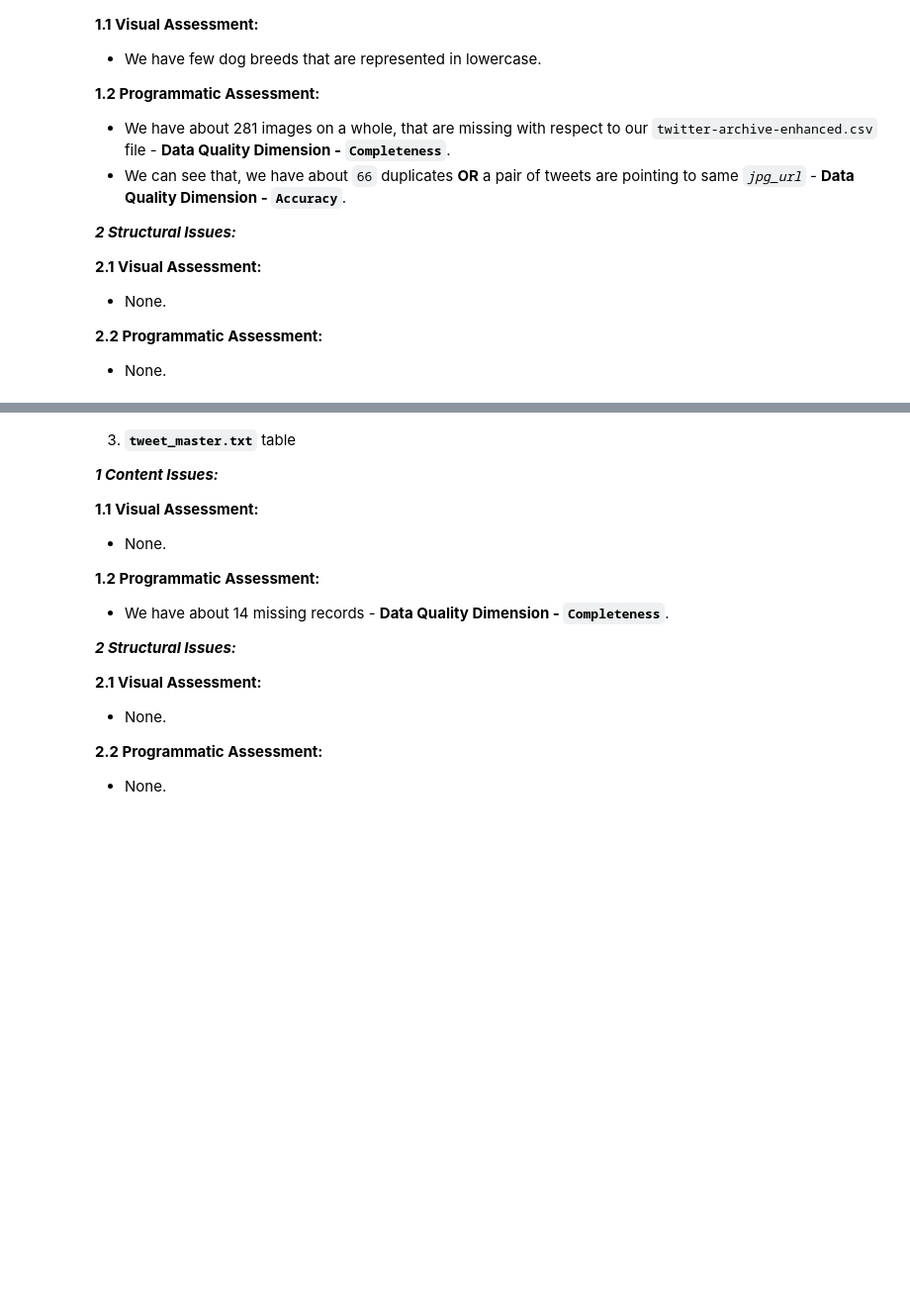
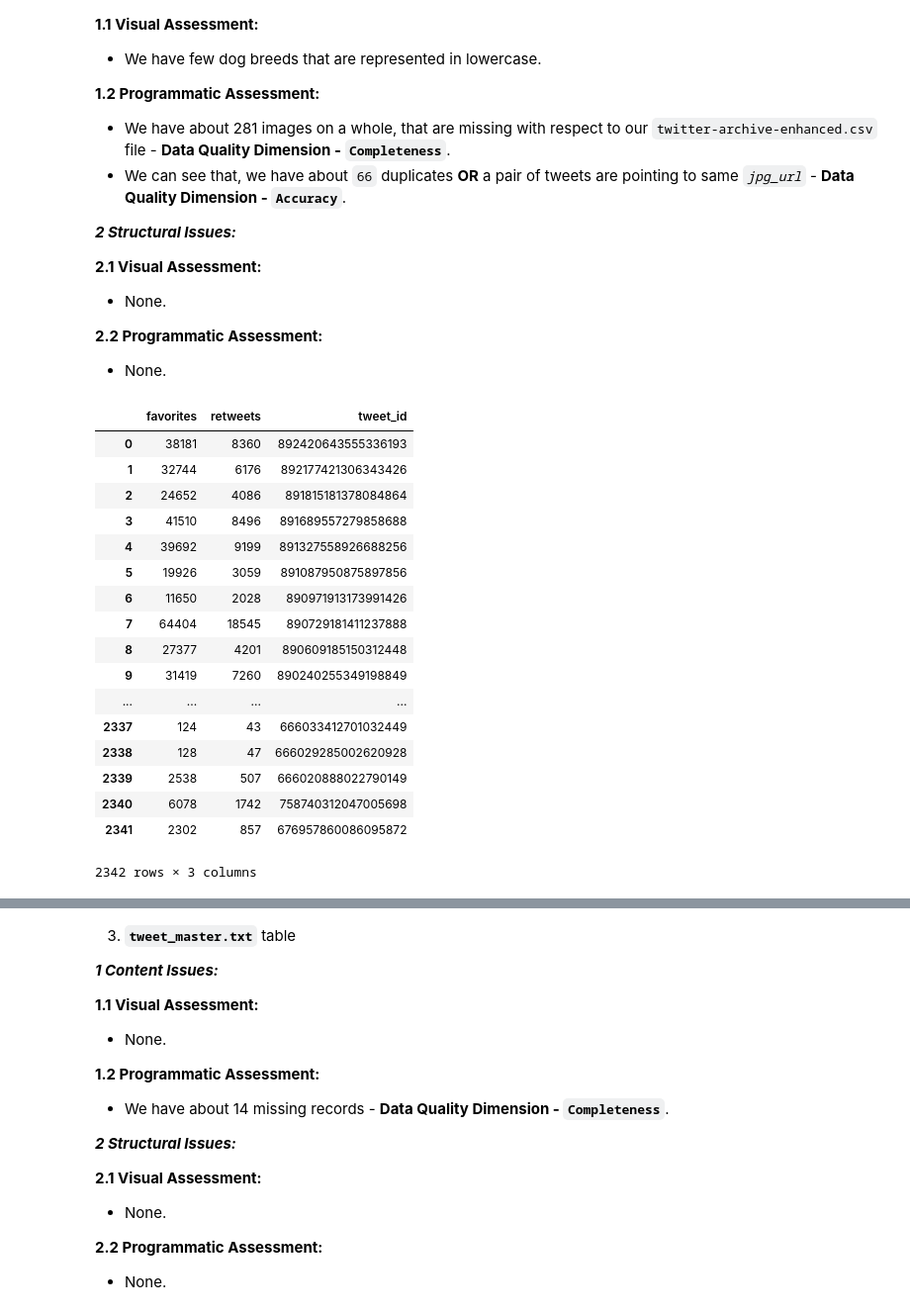
Before and after one commit to saikn85/Wrangle_WeRateDogs, a Jupyter notebook: wrangle_act.ipynb, the cells around one changed output, grey strips where cells are left out. Shown at 99% size. Cells and saved outputs as stored; diff of their text form; code cells hidden in the pictures; blank space fills up the shorter version.

```diff
--- a/wrangle_act.ipynb
+++ b/wrangle_act.ipynb
@@ -231,0 +265,3 @@ del consumer_key, consumer_secret, access_token, access_secret, auth, api
+# %%
+# appending the new file to our files list
+files_list.append('archive_copy.csv')
@@ -243,22 +288,18 @@ if not os.path.exists(folder):
 # we know that our master datasets for this project are
 # 1. twitter-archive-enhanced.csv
 # 2. image-predictions.tsv
-# 3. tweet_json_master.txt
+# 3. tweet_json.txt
+# 4. tweet_master.csv
 # let us move these files
 
 # updating our files_list
-files_list[-1] = 'tweet_master.txt'
+files_list.append('tweet_master.csv')
 
 # moving only required files
 for file in files_list:
     if os.path.exists(file):
         os.rename(file, folder+'/'+file)
 
-# removing the tweet_json and tweet_json_1 files as they are not required anymore
-for file in [s for s in os.listdir() if "tweet_json" in s]:
-    if os.path.exists(file):
-        os.remove(file)
-
 # lisitng the current directory
 os.listdir()
 
@@ -278,5 +314,5 @@ os.listdir()
  'wrangle_act.ipynb']
 # %%
 # renaming files_list
-for i in range(3):
+for i in range(len(files_list)):
     files_list[i] = folder + '/'+ files_list[i]
@@ -314,8 +343,8 @@ tweet_json.to_json(files_list[2], orient = 'records', lines = True)
 # %%
 # let's load up dataset, and starting assessing them.
-archive =  pd.read_csv(files_list[0], encoding = 'utf-8')
+archive =  pd.read_csv(files_list[-2], encoding = 'utf-8')
 img_pre = pd.read_csv(files_list[1], sep = '\t', encoding = 'utf-8')
-retweets_fav = pd.read_json(files_list[2], lines = True, encoding =  'utf-8')
+tweet_master = pd.read_csv(files_list[-1], encoding =  'utf-8')
 # %% [markdown]
 ### Issues to sort!
 # %%
@@ -396,5 +549,24 @@ img_pre[img_pre['jpg_url'].duplicated(keep = False)].sort_values(by = 'jpg_url')
 - None.
 # %%
 # assessing tweet_master dataset
-retweets_fav
+tweet_master
+# %% [output]
+|  | favorites | retweets | tweet_id |
+| 0 | 38181 | 8360 | 892420643555336193 |
+| 1 | 32744 | 6176 | 892177421306343426 |
+| 2 | 24652 | 4086 | 891815181378084864 |
+| 3 | 41510 | 8496 | 891689557279858688 |
+| 4 | 39692 | 9199 | 891327558926688256 |
+| 5 | 19926 | 3059 | 891087950875897856 |
+| 6 | 11650 | 2028 | 890971913173991426 |
+| 7 | 64404 | 18545 | 890729181411237888 |
+| 8 | 27377 | 4201 | 890609185150312448 |
+| 9 | 31419 | 7260 | 890240255349198849 |
+| ... | ... | ... | ... |
+| 2337 | 124 | 43 | 666033412701032449 |
+| 2338 | 128 | 47 | 666029285002620928 |
+| 2339 | 2538 | 507 | 666020888022790149 |
+| 2340 | 6078 | 1742 | 758740312047005698 |
+| 2341 | 2302 | 857 | 676957860086095872 |
+2342 rows × 3 columns
 # %%
```
Also changed, not shown: parts of 57 cells of this notebook.
